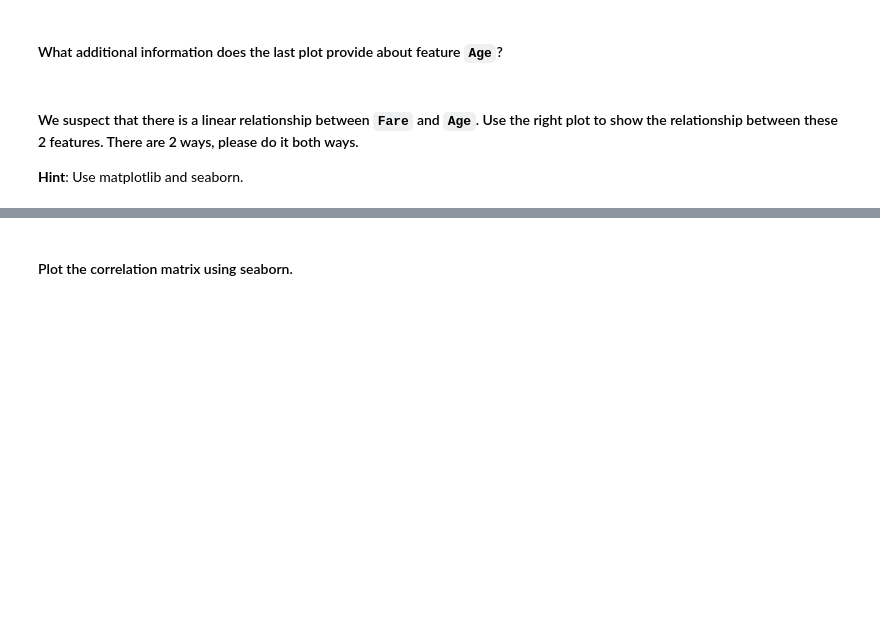
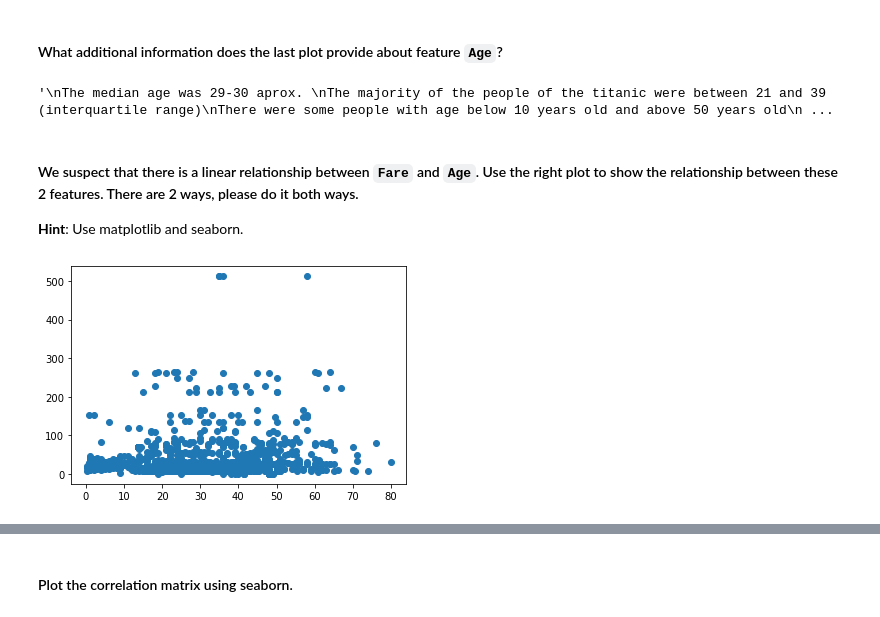
Before and after one commit to Irene9R/dataptmad1121_labs, a Jupyter notebook: module-2/matplotlib-seaborn/your-code/main.ipynb, the cells around one changed output, grey strips where cells are left out. Cells and saved outputs as stored; diff of their text form; code cells hidden in the pictures; blank space fills up the shorter version.

```diff
--- a/module-2/matplotlib-seaborn/your-code/main.ipynb
+++ b/module-2/matplotlib-seaborn/your-code/main.ipynb
@@ -373,3 +399,12 @@ your comments here
+# %%
+"""
+The median age was 29-30 aprox.
+The majority of the people of the titanic were between 21 and 39 (interquartile range)
+There were some people with age below 10 years old and above 50 years old
+There were some people (extreme atipical) older than 60 years old.
+"""
+# %% [output]
+'\nThe median age was 29-30 aprox. \nThe majority of the people of the titanic were between 21 and 39 (interquartile range)\nThere were some people with age below 10 years old and above 50 years old\n ...
 # %% [markdown]
 #### We suspect that there is a linear relationship between `Fare` and `Age`. Use the right plot to show the relationship between these 2 features. There are 2 ways, please do it both ways.
 **Hint**: Use matplotlib and seaborn.
@@ -379,3 +411,15 @@ your comments here
+# %%
+# Method 1 - matplotlib
+# your code here
+fig1, ax1 = plt.subplots()
+titanic.sort_values(by=["Fare", "Age"], inplace=True)
+
+list_age= titanic['Age'].to_list()
+list_fare= titanic['Fare'].to_list()
+plt.scatter(list_age,list_fare)
+plt.show()
+# %% [output]
+[figure, added]
 # %%
 # Method 2 - seaborn
 # your code here
```
Also changed, not shown: parts of 25 cells of this notebook.
